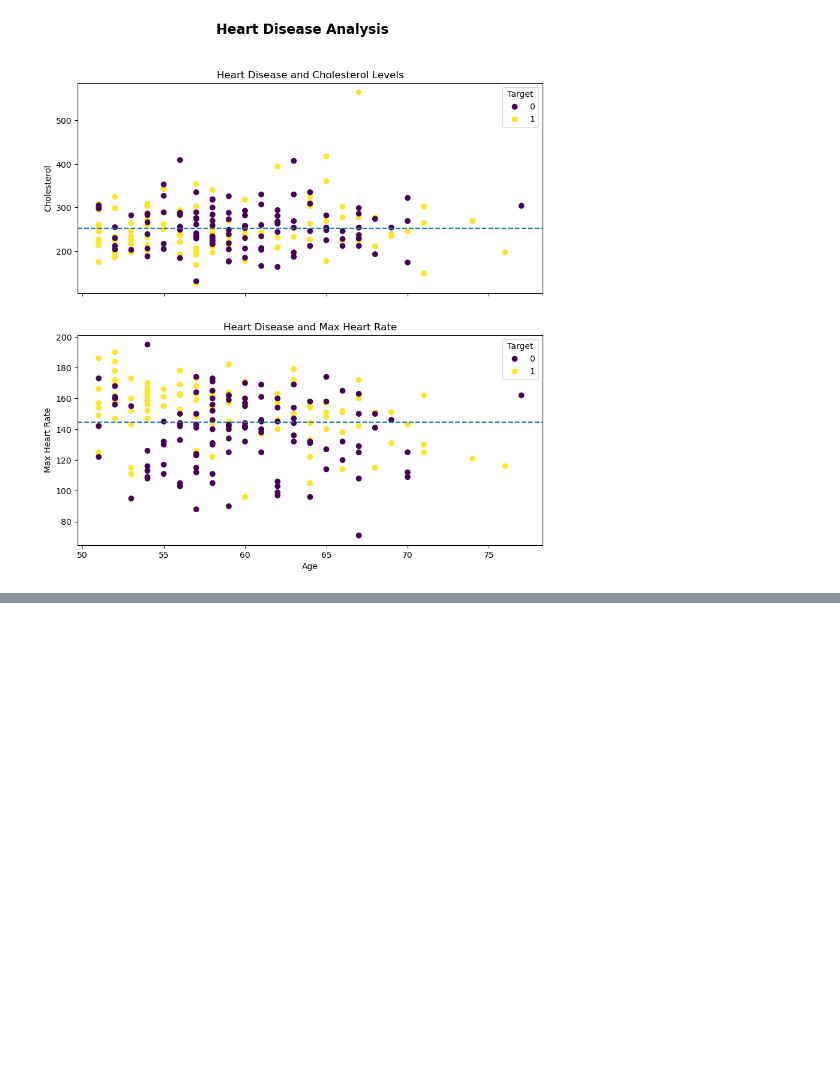
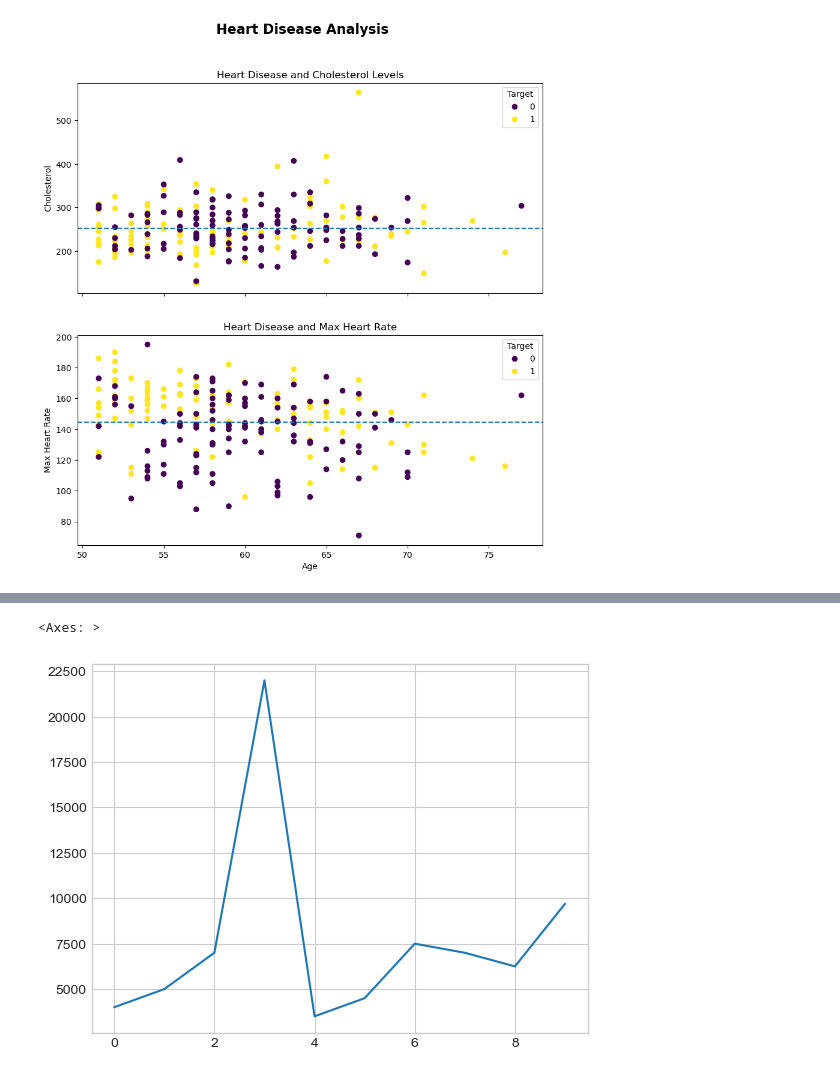
Before and after one commit to reinib/ml-course, a Jupyter notebook: sample_project/Introduction to Matplotlib.ipynb, the cells around one changed output, grey strips where cells are left out. Drawn from its saved outputs; the diff is of its cells as text; code cells hidden in the pictures; blank space fills up the shorter version.

```diff
--- a/sample_project/Introduction to Matplotlib.ipynb
+++ b/sample_project/Introduction to Matplotlib.ipynb
@@ -487,0 +524,7 @@ fig.suptitle("Heart Disease Analysis", fontsize=16, fontweight='bold');
+# %%
+plt.style.use('seaborn-whitegrid')
+# %%
+car_sales["Price"].plot()
+# %% [output]
+<Axes: >
+[figure, added]
```
Also changed, not shown: parts of 22 cells of this notebook, 1 other file.
